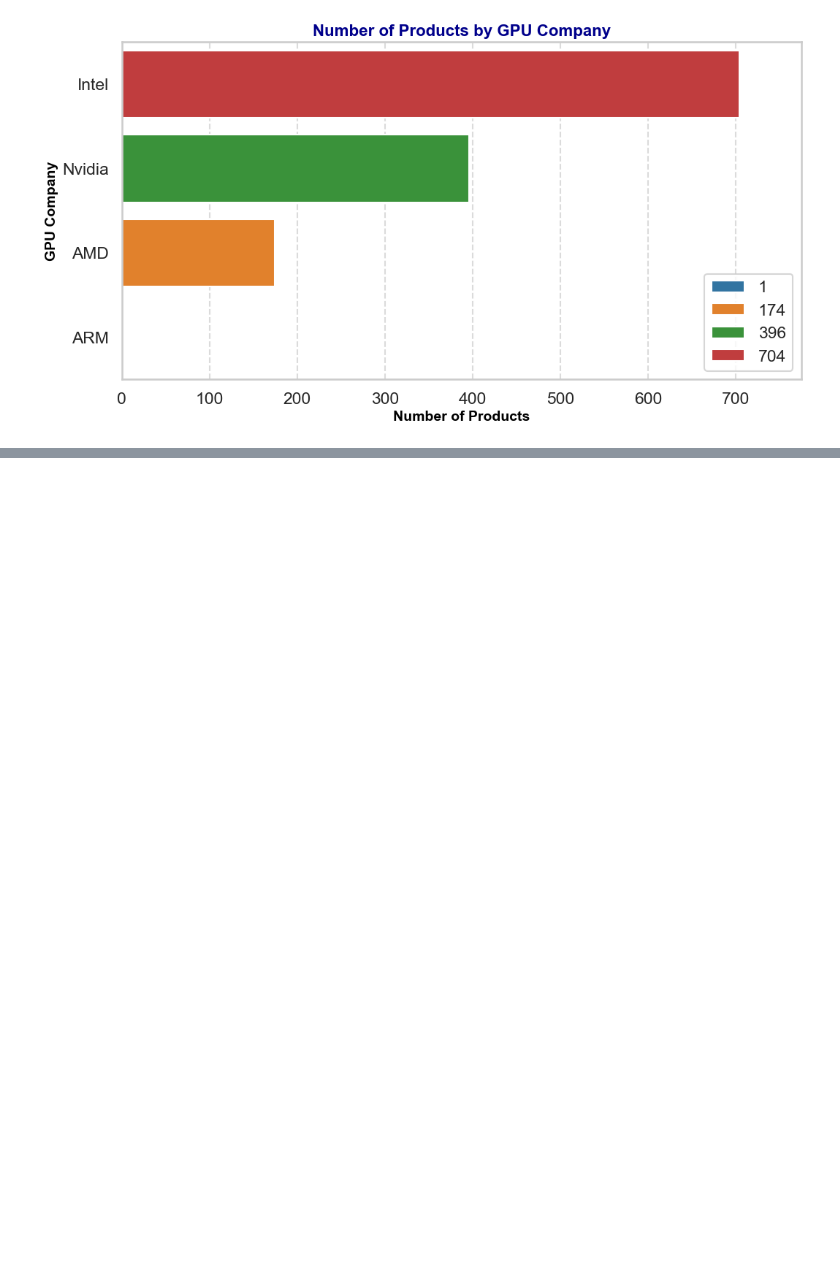
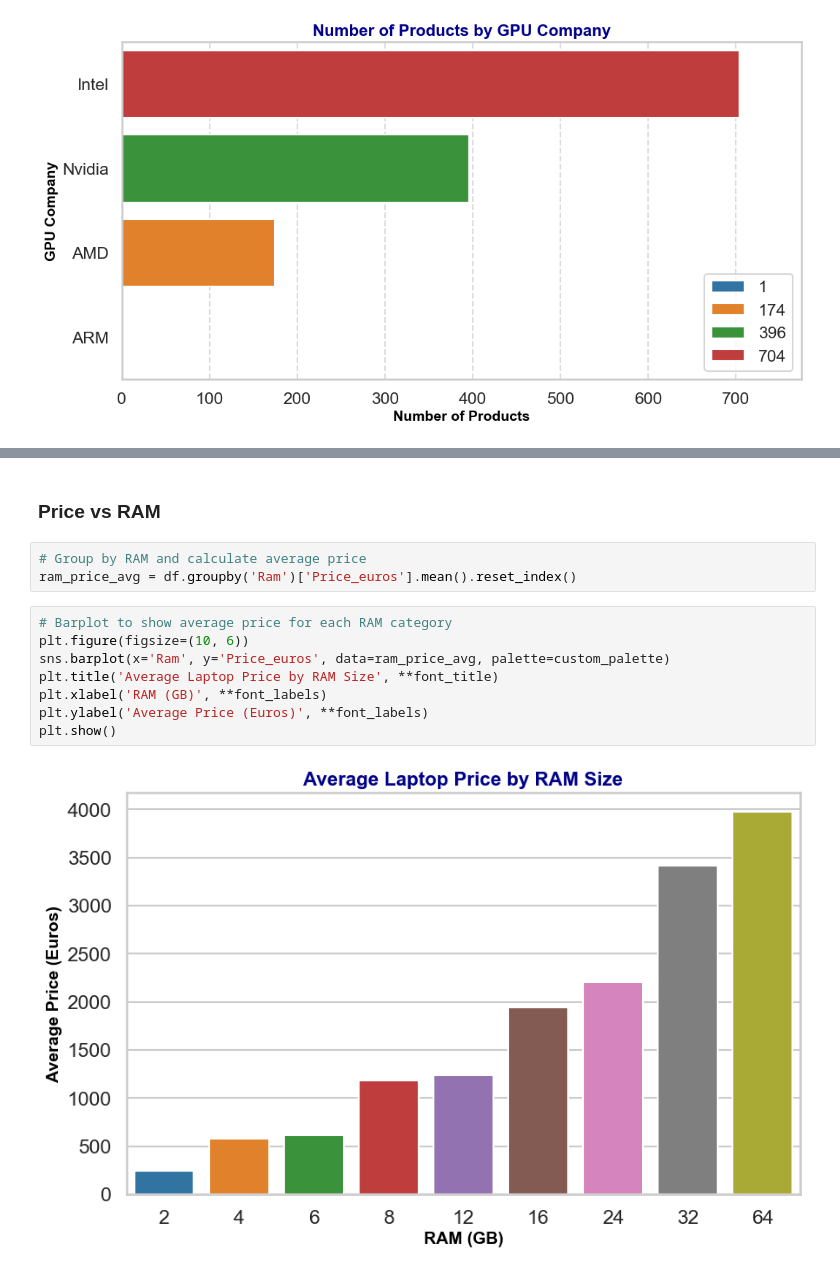
Before and after one commit to cyberfantics/Corvit-Courses, a Jupyter notebook: Artificial Intelligence/DataScience/Projects/Laptop Price Analysis/Laptop Price.ipynb, the cells around one changed output, grey strips where cells are left out. Cells and saved outputs as stored; diff of their text form; blank space fills up the shorter version.

```diff
--- a/Artificial Intelligence/DataScience/Projects/Laptop Price Analysis/Laptop Price.ipynb
+++ b/Artificial Intelligence/DataScience/Projects/Laptop Price Analysis/Laptop Price.ipynb
@@ -287,0 +306,15 @@ plt.show()
+# %% [markdown]
+### Price vs RAM
+# %%
+# Group by RAM and calculate average price
+ram_price_avg = df.groupby('Ram')['Price_euros'].mean().reset_index()
+# %%
+# Barplot to show average price for each RAM category
+plt.figure(figsize=(10, 6))
+sns.barplot(x='Ram', y='Price_euros', data=ram_price_avg, palette=custom_palette)
+plt.title('Average Laptop Price by RAM Size', **font_title)
+plt.xlabel('RAM (GB)', **font_labels)
+plt.ylabel('Average Price (Euros)', **font_labels)
+plt.show()
+# %% [output]
+[figure, added]
```
Also changed, not shown: parts of 32 cells of this notebook.
